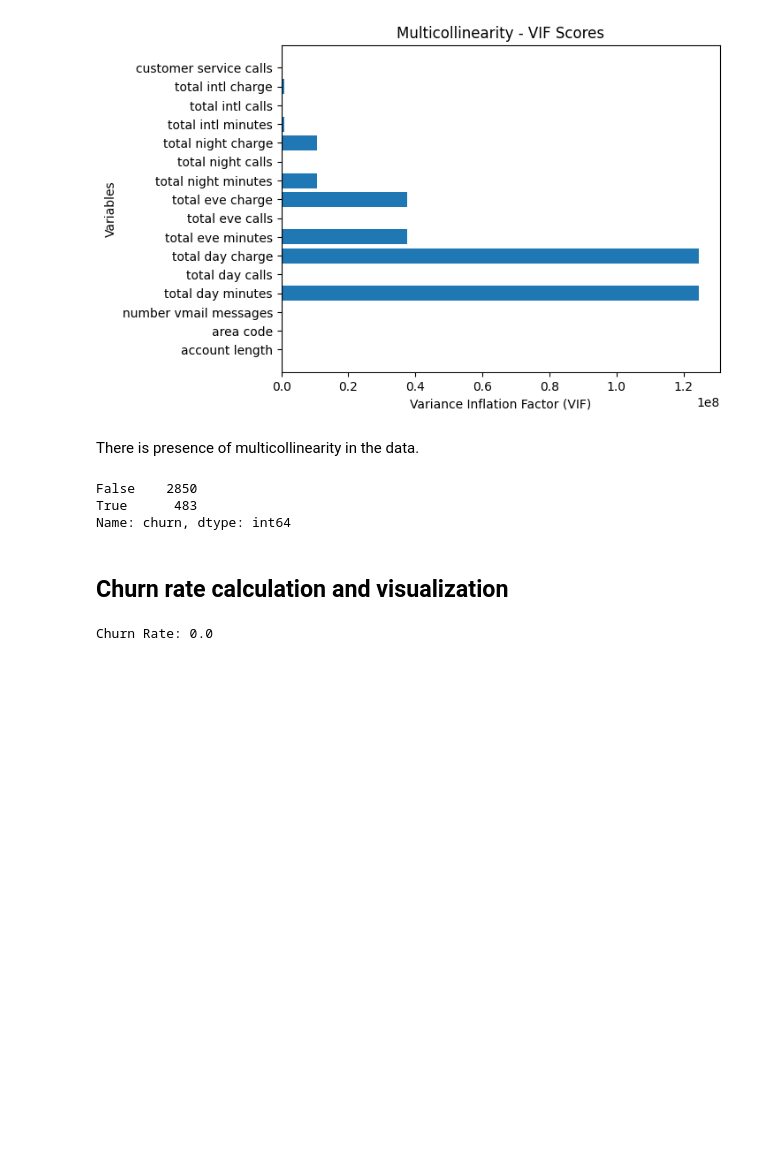
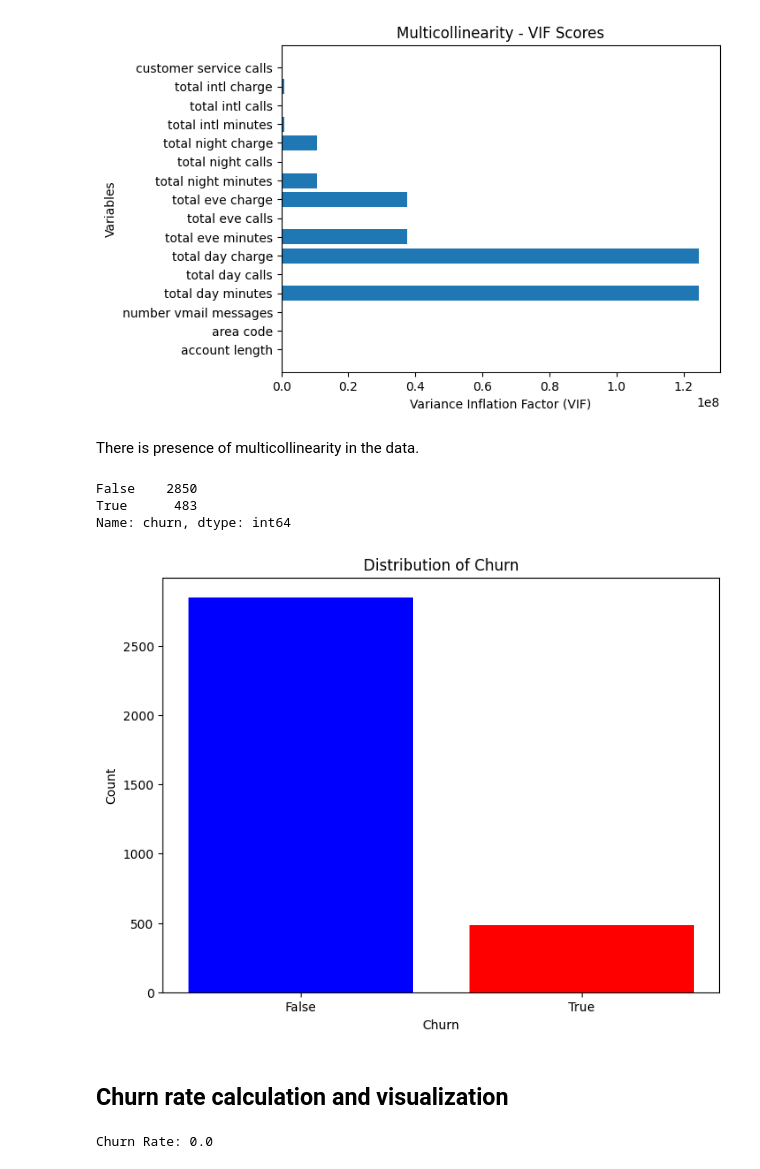
Before and after one commit to ndutakanyora/SyriaTel-Customer-Churn, a Jupyter notebook: Final submission.ipynb, the cells around one changed output. Cells and saved outputs as stored; diff of their text form; code cells hidden in the pictures; blank space fills up the shorter version.

```diff
--- a/Final submission.ipynb
+++ b/Final submission.ipynb
@@ -277,6 +277,23 @@ print(df['churn'].value_counts())
 False    2850
 True      483
 Name: churn, dtype: int64
+# %%
+#Visualizing the distribution of the churn values in the dataframe
+
+# Churn distribution values
+churn_values = [2850, 483]
+churn_labels = ['False', 'True']
+colors = ['blue', 'red']
+
+# Visualize the churn distribution
+plt.figure(figsize=(8, 6))
+plt.bar(churn_labels, churn_values, color=colors)
+plt.xlabel('Churn')
+plt.ylabel('Count')
+plt.title('Distribution of Churn')
+plt.show()
+# %% [output]
+[figure, added]
 # %% [markdown]
 ## Churn rate calculation and visualization
 # %%
```
Also changed, not shown: parts of 4 cells of this notebook.
